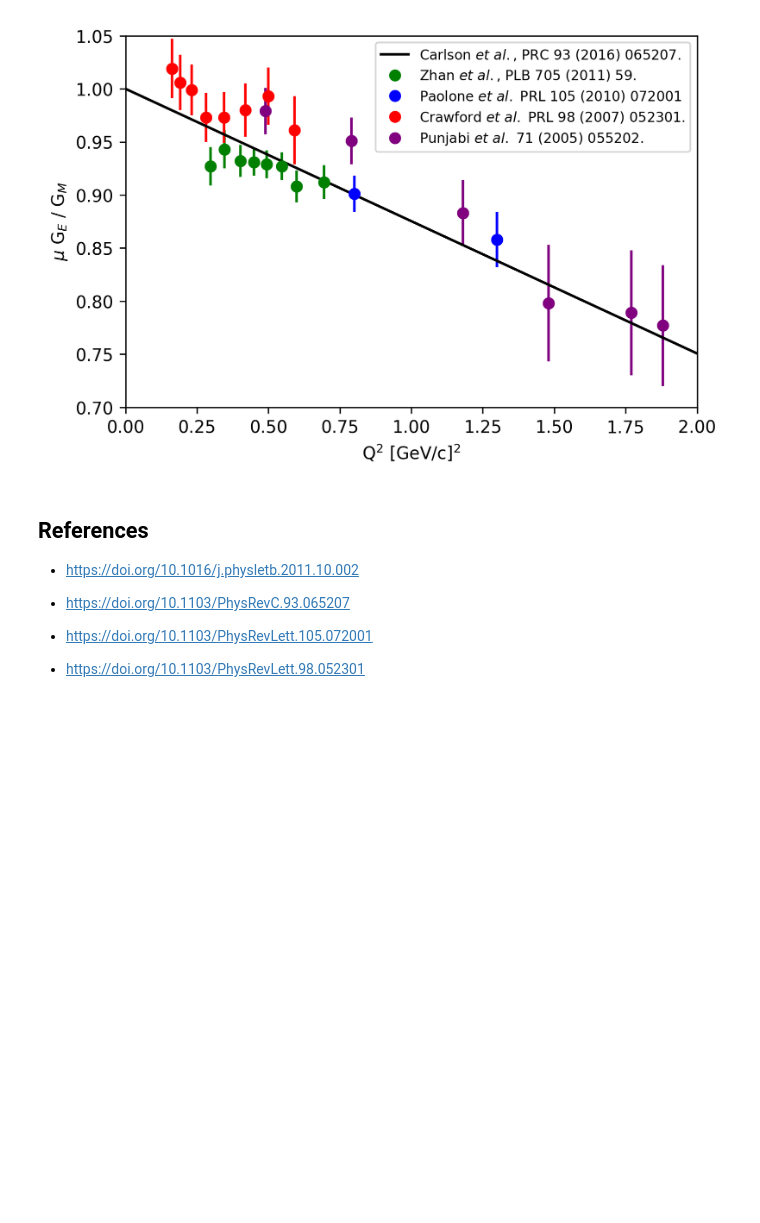
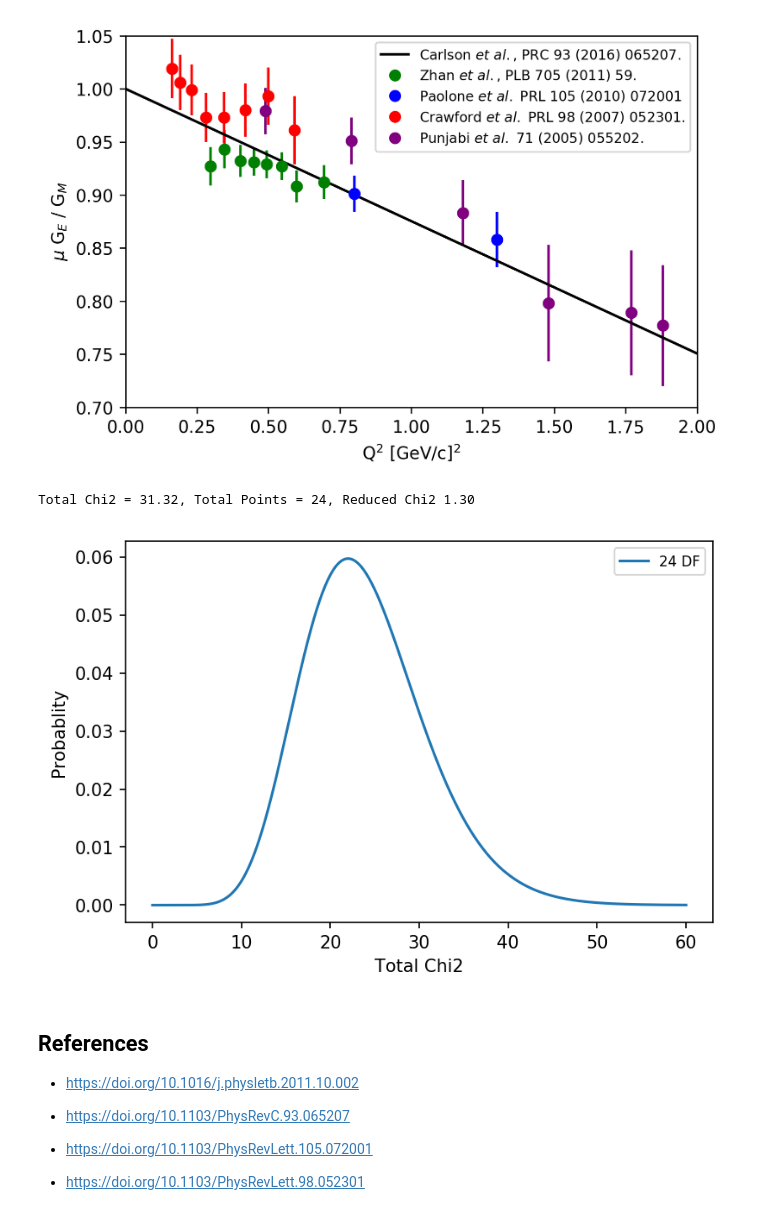
Before and after one commit to JeffersonLab/AsymmetryData, a Jupyter notebook: Asymmetry_Data.ipynb, the cells around one changed output. Saved outputs shown, nothing was run; the diff lists cells and outputs as text; code cells hidden in the pictures; blank space fills up the shorter version.

```diff
--- a/Asymmetry_Data.ipynb
+++ b/Asymmetry_Data.ipynb
@@ -80,6 +80,56 @@ plt.savefig("./Figures/AsymFigure.pdf") # Vector Graphic
 plt.show()
 # %% [output]
 [figure]
+# %%
+
+#
+# Check Total Chi2 vs Carlson Global Fit Function
+#
+# NOTE:  One could float the normalizations, in which case Zhan data
+#        would shift up and Crawford down; but for this quick check
+#        I just used the sum of errors and all the points.
+#
+
+chi2=0
+count=0
+
+for n in range(len(zq2)):
+    chi2+=((carlfunc(zq2[n])-zffratio[n])/ztffratio[n])**2
+    count+=1
+for n in range(len(pq2)):
+    chi2+=((carlfunc(pq2[n])-pffratio[n])/ptffratio[n])**2
+    count+=1
+for n in range(len(cq2)):
+    chi2+=((carlfunc(cq2[n])-cffratio[n])/ctffratio[n])**2
+    count+=1
+for n in range(len(vq2)):
+    chi2+=((carlfunc(vq2[n])-vffratio[n])/vtffratio[n])**2
+    count+=1
+
+print('Total Chi2 = {0:0.2f}, Total Points = {1:0.0f}, Reduced Chi2 {2:0.2f}'. \
+      format(chi2,count,chi2/count))
+# %% [output]
+Total Chi2 = 31.32, Total Points = 24, Reduced Chi2 1.30
+# %%
+#
+# Check The Chi2 Distribution Function To See How Reasonable
+# The Total Chi2 Is For The Given Number of Degrees of Freedom.
+#
+
+from scipy.stats import chi2
+
+x=np.linspace(0,60,400)
+y = chi2(24)
+
+plt.figure(dpi=150)
+#plt.xkcd()
+plt.plot(x,y.pdf(x), label='24 DF')
+plt.ylabel('Probablity')
+plt.xlabel('Total Chi2')
+plt.legend()
+plt.show()
+# %% [output]
+[figure, added]
 # %% [markdown]
 ## References
 
```
Also changed, not shown: 1 other file.
